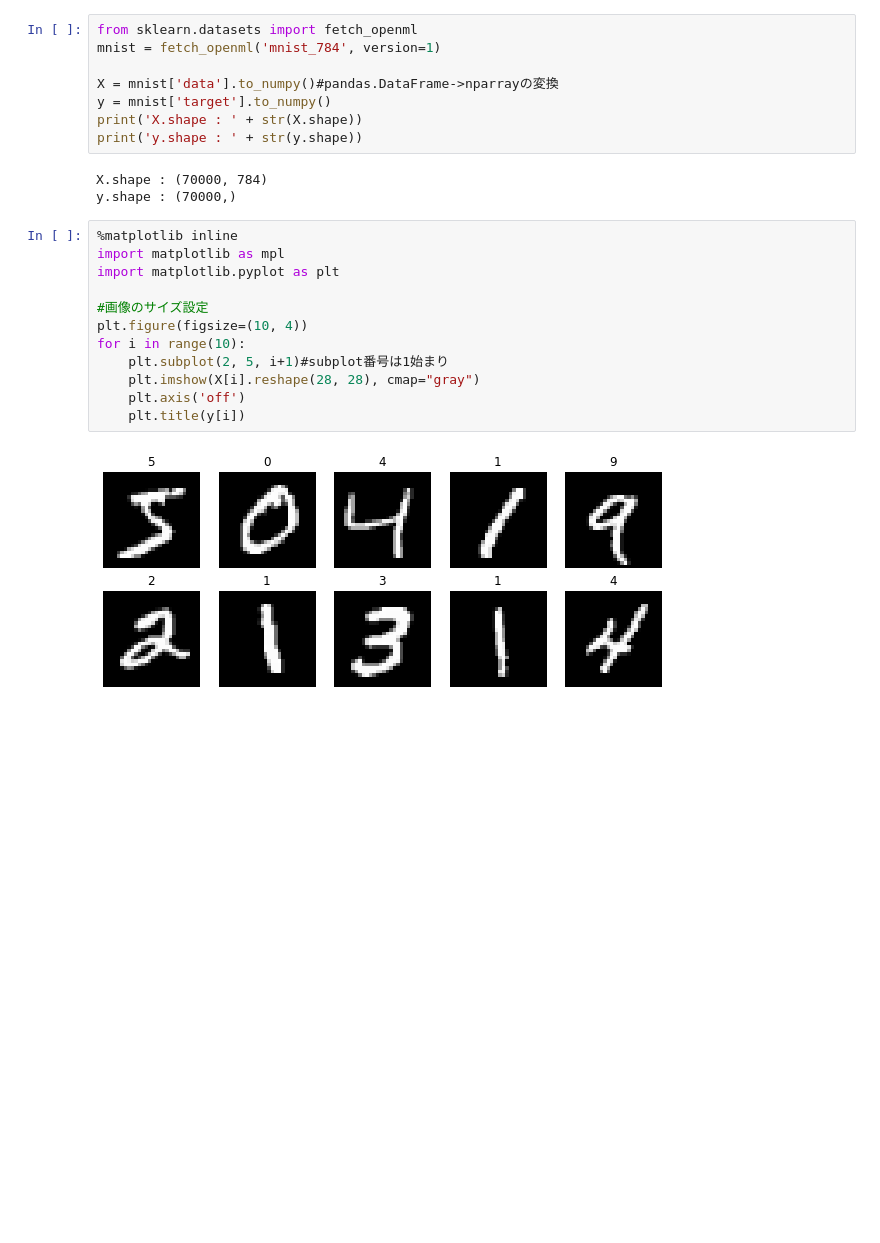
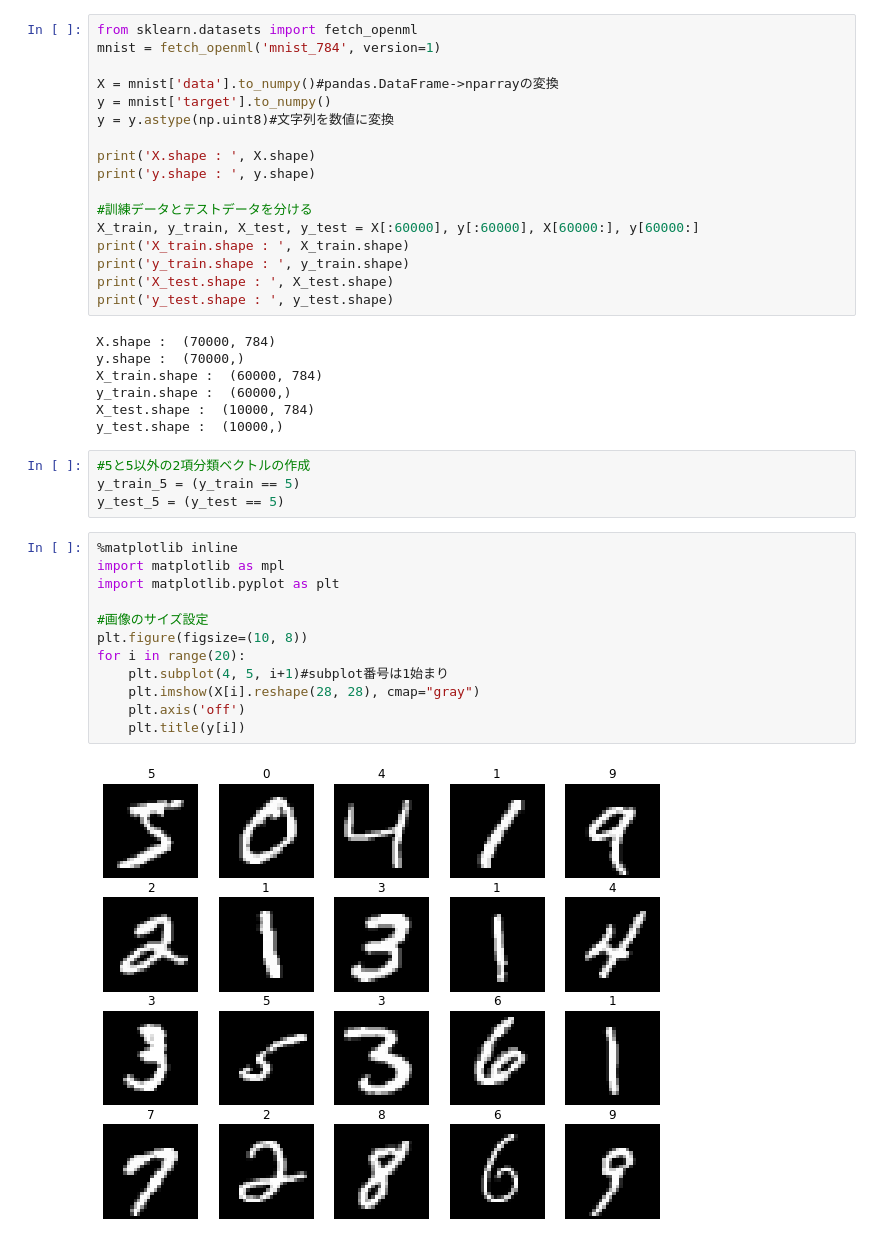
Before and after one commit to naonaorange/sklearn_tutorials, a Jupyter notebook: binary_classification.ipynb, the cells around one changed output. Cells and saved outputs as stored; diff of their text form; blank space fills up the shorter version.

```diff
--- a/binary_classification.ipynb
+++ b/binary_classification.ipynb
@@ -13,22 +16,39 @@ mnist = fetch_openml('mnist_784', version=1)
 
 X = mnist['data'].to_numpy()#pandas.DataFrame->nparrayの変換
 y = mnist['target'].to_numpy()
-print('X.shape : ' + str(X.shape))
-print('y.shape : ' + str(y.shape))
+y = y.astype(np.uint8)#文字列を数値に変換
+
+print('X.shape : ', X.shape)
+print('y.shape : ', y.shape)
+
+#訓練データとテストデータを分ける
+X_train, y_train, X_test, y_test = X[:60000], y[:60000], X[60000:], y[60000:]
+print('X_train.shape : ', X_train.shape)
+print('y_train.shape : ', y_train.shape)
+print('X_test.shape : ', X_test.shape)
+print('y_test.shape : ', y_test.shape)
 # %% [output]
-X.shape : (70000, 784)
-y.shape : (70000,)
+X.shape :  (70000, 784)
+y.shape :  (70000,)
+X_train.shape :  (60000, 784)
+y_train.shape :  (60000,)
+X_test.shape :  (10000, 784)
+y_test.shape :  (10000,)
+# %%
+#5と5以外の2項分類ベクトルの作成
+y_train_5 = (y_train == 5)
+y_test_5 = (y_test == 5)
 # %%
 %matplotlib inline
 import matplotlib as mpl
 import matplotlib.pyplot as plt
 
 #画像のサイズ設定
-plt.figure(figsize=(10, 4))
-for i in range(10):
-    plt.subplot(2, 5, i+1)#subplot番号は1始まり
+plt.figure(figsize=(10, 8))
+for i in range(20):
+    plt.subplot(4, 5, i+1)#subplot番号は1始まり
     plt.imshow(X[i].reshape(28, 28), cmap="gray")
     plt.axis('off')
     plt.title(y[i])
 # %% [output]
-[figure, old version]
+[figure, new version]
```
Also changed, not shown: parts of 27 cells of this notebook.
